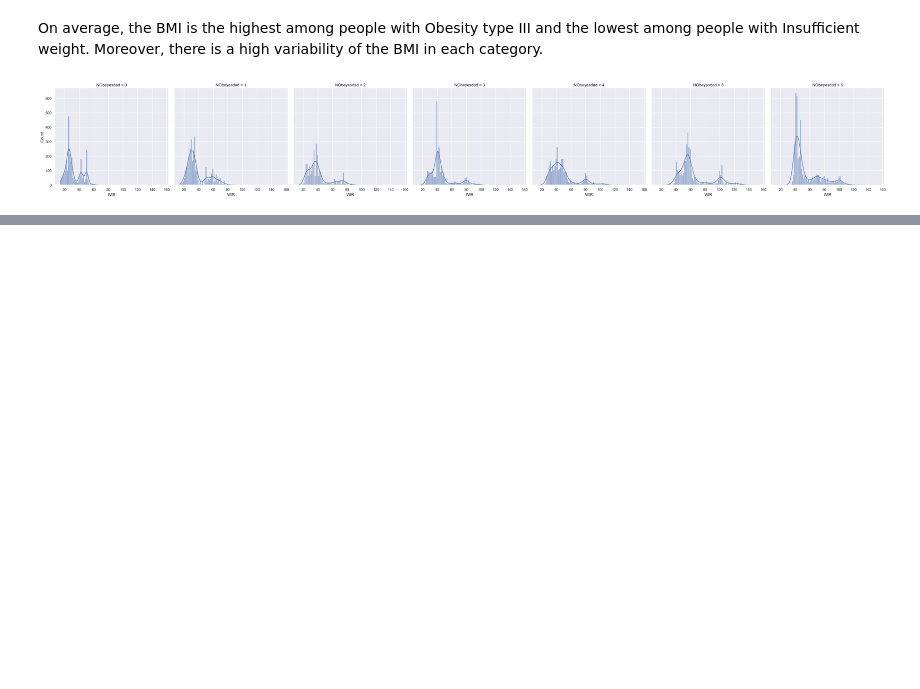
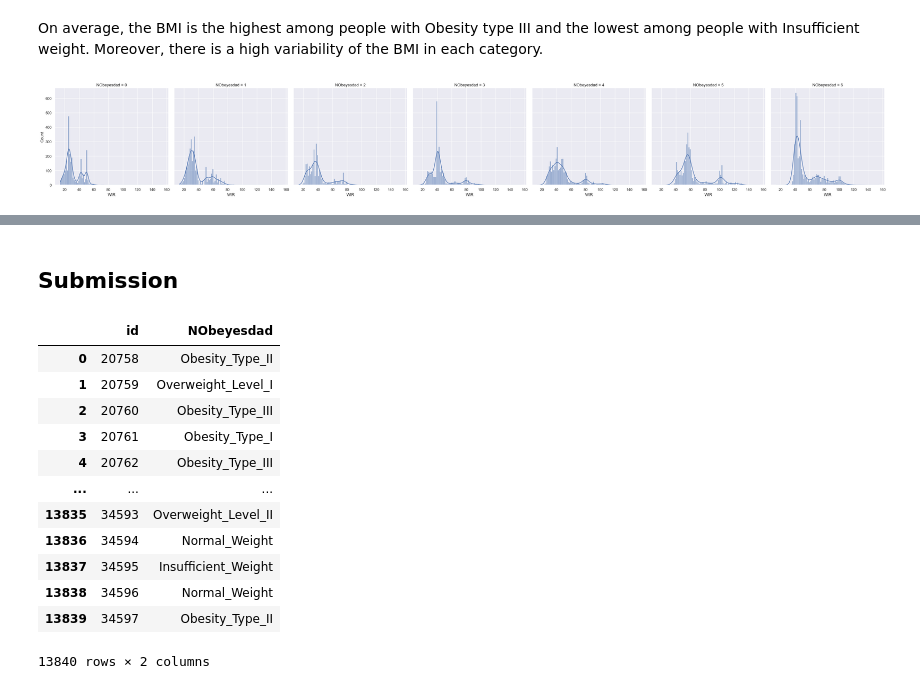
Before and after one commit to lu-julia/data-science-projects, a Jupyter notebook: Obesity Risk Prediction/obesity_risk_prediction.ipynb, the cells around one changed output, grey strips where cells are left out. Drawn from its saved outputs; the diff is of its cells as text; code cells hidden in the pictures; blank space fills up the shorter version.

```diff
--- a/Obesity Risk Prediction/obesity_risk_prediction.ipynb
+++ b/Obesity Risk Prediction/obesity_risk_prediction.ipynb
@@ -348,0 +524,36 @@ plt.show()
+# %% [markdown]
+## Submission
+# %%
+id = df_test['id']
+df_test = df_test.drop(columns = "id")
+df_test = encode_categorical(df_test)
+df_test = create_new_features(df_test)
+X_val = scaler.transform(df_test)
+# %%
+y_val_pred = best_rf.predict(X_val)
+# %%
+df_sub = pd.DataFrame({'id': id, 'NObeyesdad': y_val_pred})
+# %%
+df_sub.replace({0: 'Insufficient_Weight',
+                1: 'Normal_Weight',
+                2: 'Overweight_Level_I',
+                3: 'Overweight_Level_II',
+                4: 'Obesity_Type_I',
+                5: 'Obesity_Type_II',
+                6: 'Obesity_Type_III'}, inplace=True)
+# %%
+df_sub
+# %% [output]
+|  | id | NObeyesdad |
+| 0 | 20758 | Obesity_Type_II |
+| 1 | 20759 | Overweight_Level_I |
+| 2 | 20760 | Obesity_Type_III |
+| 3 | 20761 | Obesity_Type_I |
+| 4 | 20762 | Obesity_Type_III |
+| ... | ... | ... |
+| 13835 | 34593 | Overweight_Level_II |
+| 13836 | 34594 | Normal_Weight |
+| 13837 | 34595 | Insufficient_Weight |
+| 13838 | 34596 | Normal_Weight |
+| 13839 | 34597 | Obesity_Type_II |
+13840 rows × 2 columns
```
Also changed, not shown: parts of 27 cells of this notebook.
